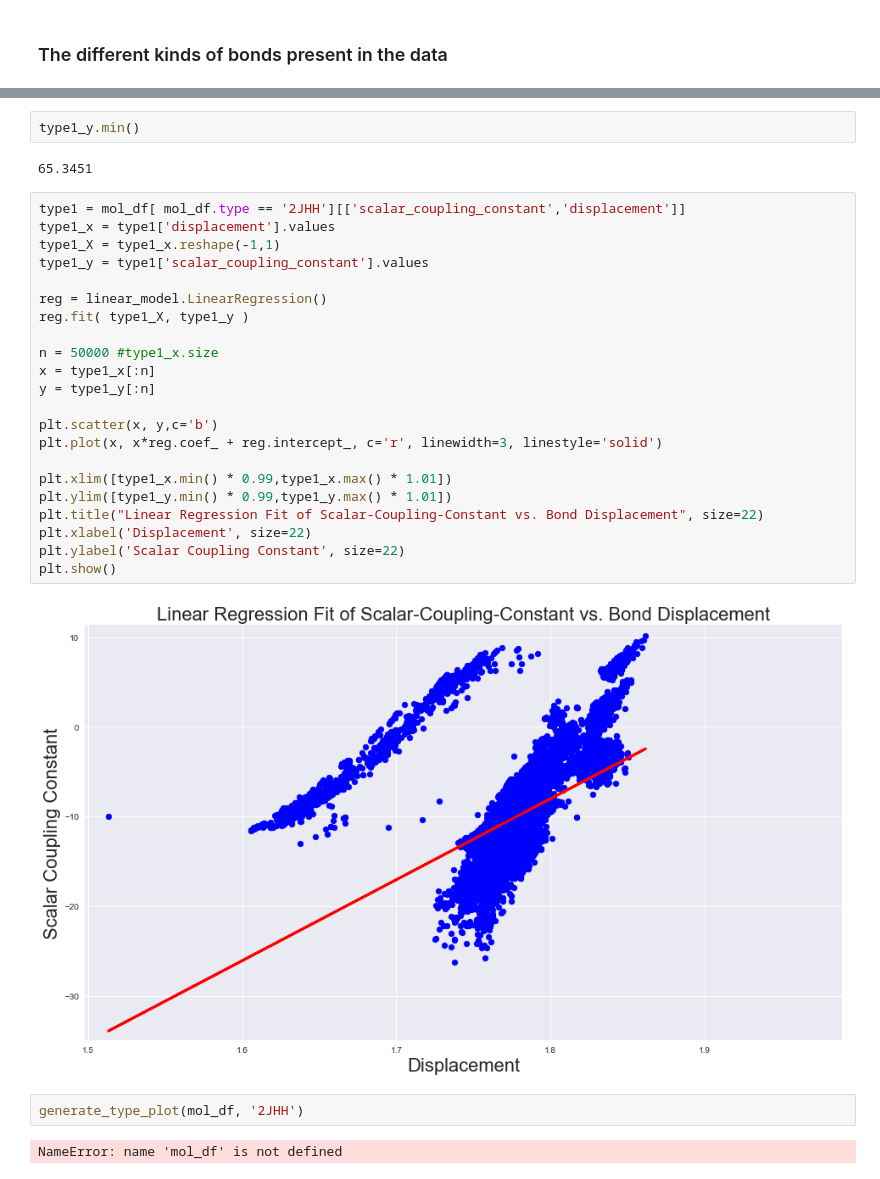
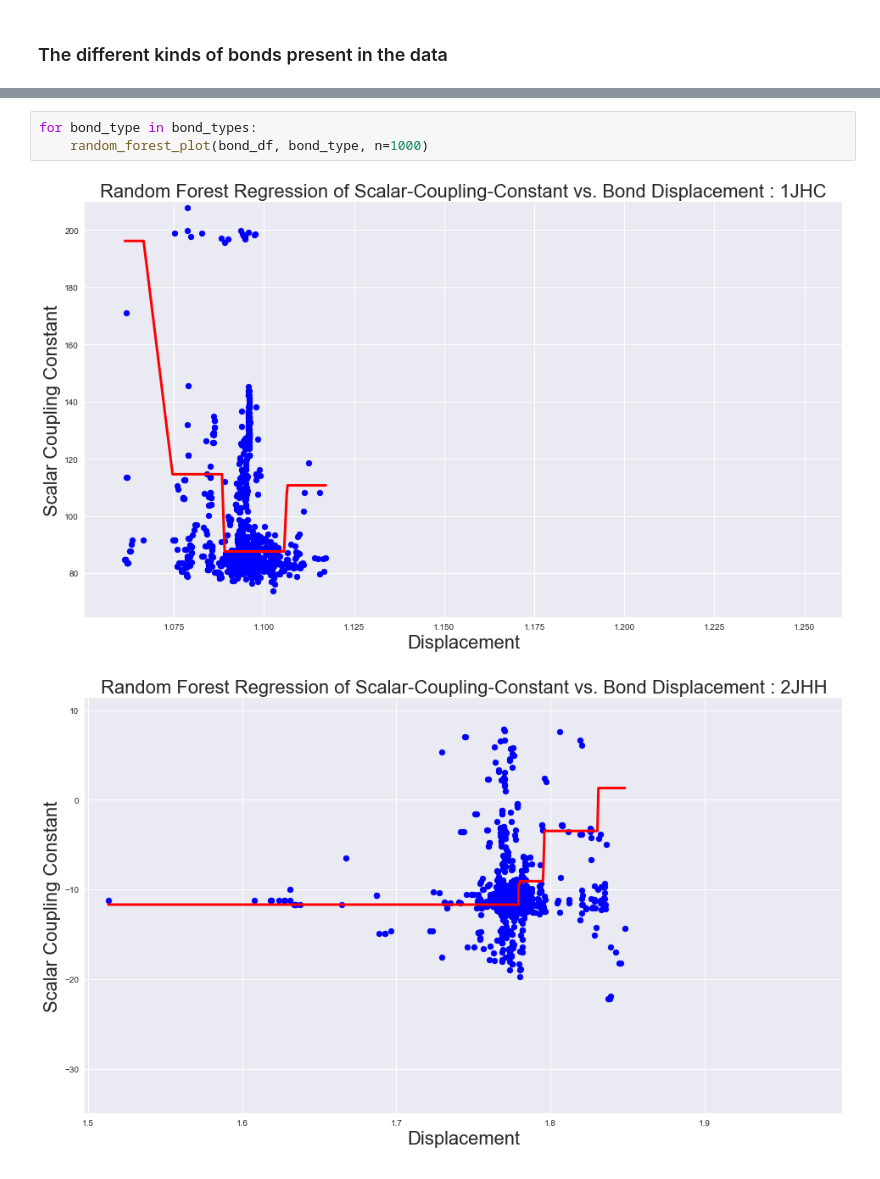
Before and after one commit to stonefollari/champs, a Jupyter notebook: src.ipynb, the cells around one changed output, grey strips where cells are left out. Drawn from its saved outputs; the diff is of its cells as text.

```diff
--- a/src.ipynb
+++ b/src.ipynb
@@ -149,32 +224,6 @@ plt.show()
-# %%
-type1_y.min()
-# %% [output]
-65.3451
-# %%
-type1 = mol_df[ mol_df.type == '2JHH'][['scalar_coupling_constant','displacement']]
-type1_x = type1['displacement'].values
-type1_X = type1_x.reshape(-1,1)
-type1_y = type1['scalar_coupling_constant'].values
-
-reg = linear_model.LinearRegression()
-reg.fit( type1_X, type1_y )
-
-n = 50000 #type1_x.size
-x = type1_x[:n]
-y = type1_y[:n]
-
-plt.scatter(x, y,c='b')
-plt.plot(x, x*reg.coef_ + reg.intercept_, c='r', linewidth=3, linestyle='solid')
-
-plt.xlim([type1_x.min() * 0.99,type1_x.max() * 1.01])
-plt.ylim([type1_y.min() * 0.99,type1_y.max() * 1.01])
-plt.title("Linear Regression Fit of Scalar-Coupling-Constant vs. Bond Displacement", size=22)
-plt.xlabel('Displacement', size=22)
-plt.ylabel('Scalar Coupling Constant', size=22)
-plt.show()
-# %% [output]
-[figure, removed]
-# %%
-generate_type_plot(mol_df, '2JHH')
-# %% [output]
-NameError: name 'mol_df' is not defined
+# %%
+for bond_type in bond_types:
+    random_forest_plot(bond_df, bond_type, n=1000)
+# %% [output]
+[figure, added]
+[figure, added]
```
Also changed, not shown: parts of 27 cells of this notebook.
